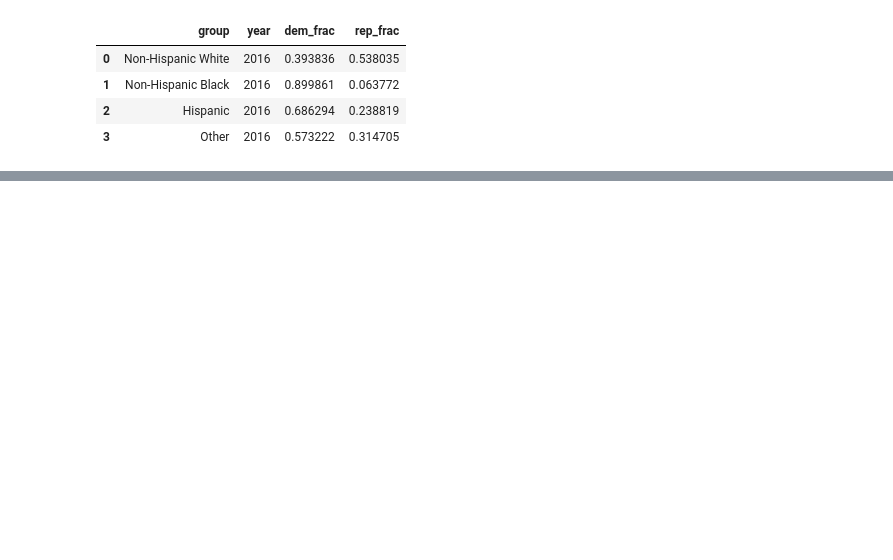
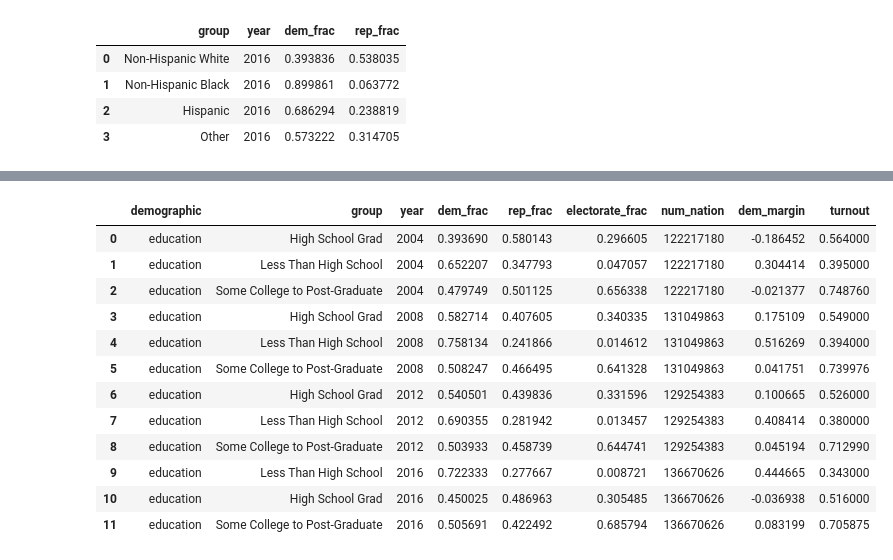
Before and after one commit to psthomas/election-vis, a Jupyter notebook: voting_national.ipynb, the cells around one changed output, grey strips where cells are left out. Drawn from its saved outputs; the diff is of its cells as text; code cells hidden in the pictures; blank space fills up the shorter version.

```diff
--- a/voting_national.ipynb
+++ b/voting_national.ipynb
@@ -628,0 +1306,28 @@ out_df[order].to_csv('./US_Race_Presidential_Results_04-16_uncorrected.csv', ind
+# %%
+ed_df = pd.concat([ed2004_df, ed2016_df])
+
+ed_df = ed_df.merge(edturnout_df, on=['year', 'group'])
+
+#Add in number in electorate
+electorate_df = national_df[['year','num_nation']]
+ed_df = ed_df.merge(electorate_df, on='year', how='left')
+
+ed_df['dem_margin'] = ed_df['dem_frac'] - ed_df['rep_frac']
+order = ['demographic','group', 'year','dem_frac','rep_frac','electorate_frac', 'num_nation', 'dem_margin', 'turnout']
+ed_df = ed_df[order]
+
+ed_df
+# %% [output]
+|  | demographic | group | year | dem_frac | rep_frac | electorate_frac | num_nation | dem_margin | turnout |
+| 0 | education | High School Grad | 2004 | 0.393690 | 0.580143 | 0.296605 | 122217180 | -0.186452 | 0.564000 |
+| 1 | education | Less Than High School | 2004 | 0.652207 | 0.347793 | 0.047057 | 122217180 | 0.304414 | 0.395000 |
+| 2 | education | Some College to Post-Graduate | 2004 | 0.479749 | 0.501125 | 0.656338 | 122217180 | -0.021377 | 0.748760 |
+| 3 | education | High School Grad | 2008 | 0.582714 | 0.407605 | 0.340335 | 131049863 | 0.175109 | 0.549000 |
+| 4 | education | Less Than High School | 2008 | 0.758134 | 0.241866 | 0.014612 | 131049863 | 0.516269 | 0.394000 |
+| 5 | education | Some College to Post-Graduate | 2008 | 0.508247 | 0.466495 | 0.641328 | 131049863 | 0.041751 | 0.739976 |
+| 6 | education | High School Grad | 2012 | 0.540501 | 0.439836 | 0.331596 | 129254383 | 0.100665 | 0.526000 |
+| 7 | education | Less Than High School | 2012 | 0.690355 | 0.281942 | 0.013457 | 129254383 | 0.408414 | 0.380000 |
+| 8 | education | Some College to Post-Graduate | 2012 | 0.503933 | 0.458739 | 0.644741 | 129254383 | 0.045194 | 0.712990 |
+| 9 | education | Less Than High School | 2016 | 0.722333 | 0.277667 | 0.008721 | 136670626 | 0.444665 | 0.343000 |
+| 10 | education | High School Grad | 2016 | 0.450025 | 0.486963 | 0.305485 | 136670626 | -0.036938 | 0.516000 |
+| 11 | education | Some College to Post-Graduate | 2016 | 0.505691 | 0.422492 | 0.685794 | 136670626 | 0.083199 | 0.705875 |
```
Also changed, not shown: parts of 27 cells of this notebook.
